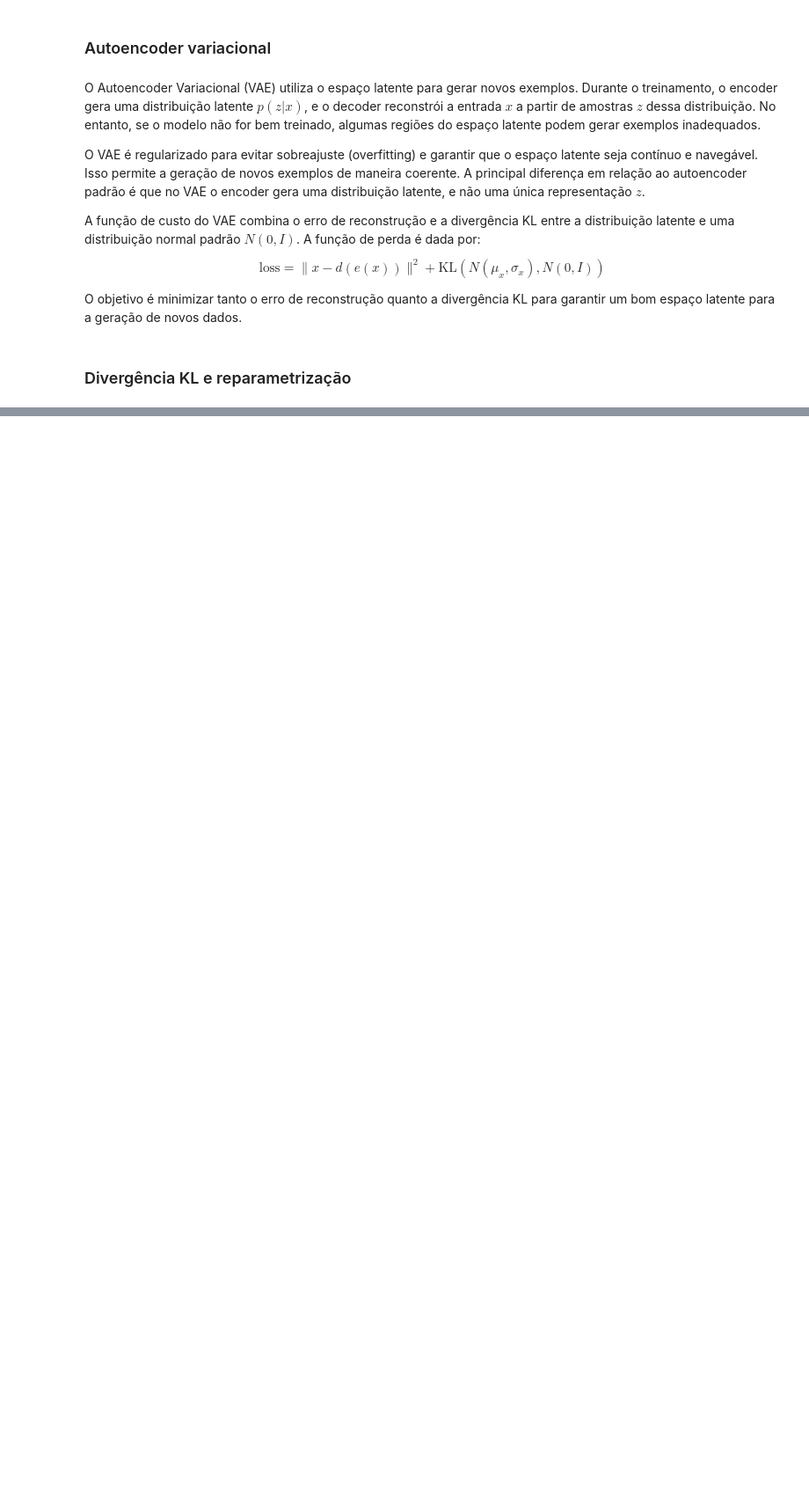
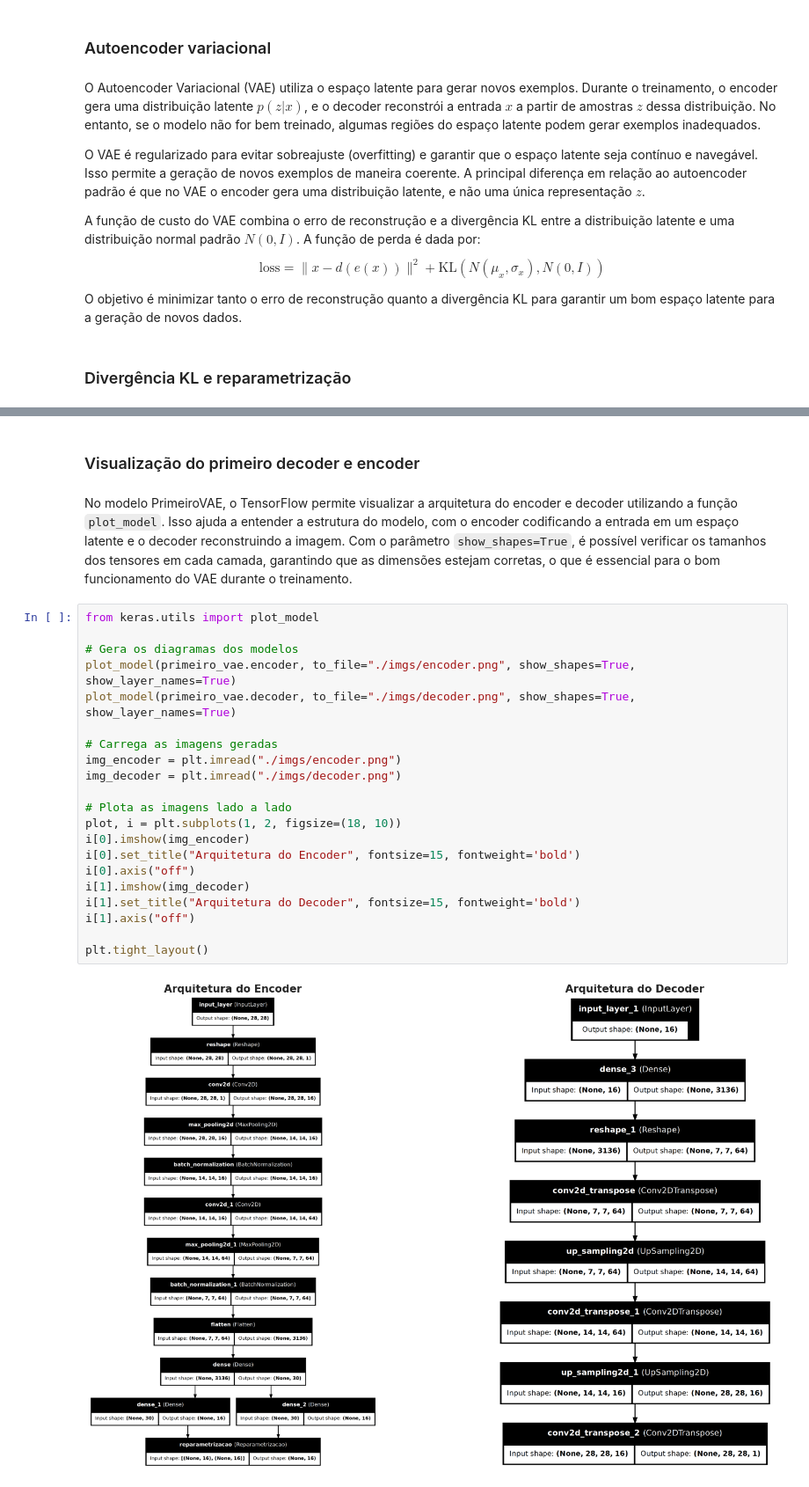
Before and after one commit to guipereira2/Projetos_RedesNeurais, a Jupyter notebook: Projeto 3 - VAE/projeto3.ipynb, the cells around one changed output, grey strips where cells are left out. Shown at 88% size. Drawn from its saved outputs; the diff is of its cells as text; blank space fills up the shorter version.

```diff
--- a/Projeto 3 - VAE/projeto3.ipynb
+++ b/Projeto 3 - VAE/projeto3.ipynb
@@ -117,0 +349,27 @@ O objetivo é minimizar tanto o erro de reconstrução quanto a divergência KL
+# %% [markdown]
+### Visualização do primeiro decoder e encoder
+# %% [markdown]
+No modelo PrimeiroVAE, o TensorFlow permite visualizar a arquitetura do encoder e decoder utilizando a função `plot_model`. Isso ajuda a entender a estrutura do modelo, com o encoder codificando a entrada em um espaço latente e o decoder reconstruindo a imagem. Com o parâmetro `show_shapes=True`, é possível verificar os tamanhos dos tensores em cada camada, garantindo que as dimensões estejam corretas, o que é essencial para o bom funcionamento do VAE durante o treinamento.
+# %%
+from keras.utils import plot_model
+
+# Gera os diagramas dos modelos
+plot_model(primeiro_vae.encoder, to_file="./imgs/encoder.png", show_shapes=True, show_layer_names=True)
+plot_model(primeiro_vae.decoder, to_file="./imgs/decoder.png", show_shapes=True, show_layer_names=True)
+
+# Carrega as imagens geradas
+img_encoder = plt.imread("./imgs/encoder.png")
+img_decoder = plt.imread("./imgs/decoder.png")
+
+# Plota as imagens lado a lado
+plot, i = plt.subplots(1, 2, figsize=(18, 10))
+i[0].imshow(img_encoder)
+i[0].set_title("Arquitetura do Encoder", fontsize=15, fontweight='bold')
+i[0].axis("off")
+i[1].imshow(img_decoder)
+i[1].set_title("Arquitetura do Decoder", fontsize=15, fontweight='bold')
+i[1].axis("off")
+
+plt.tight_layout()
+# %% [output]
+[figure, added]
```
Also changed, not shown: parts of 44 cells of this notebook, 8 other files.
